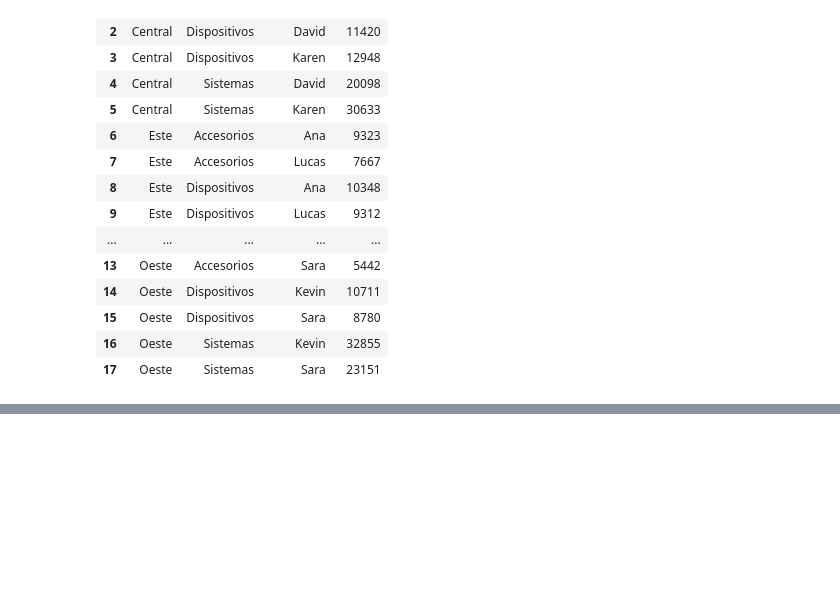
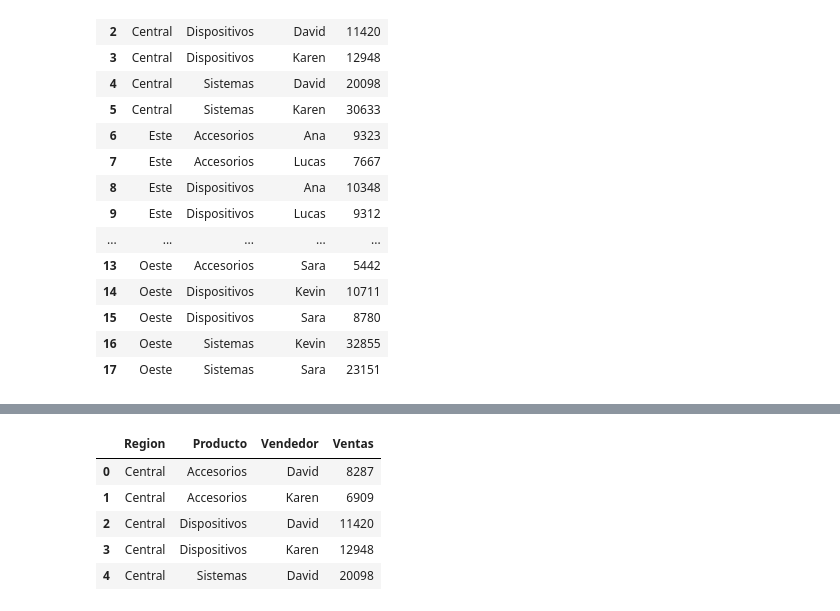
Before and after one commit to LPaolaDuarte/Talento-tech, a Jupyter notebook: Primera_Practica.ipynb, the cells around one changed output, grey strips where cells are left out. Cells and saved outputs as stored; diff of their text form; code cells hidden in the pictures; blank space fills up the shorter version.

```diff
--- a/Primera_Practica.ipynb
+++ b/Primera_Practica.ipynb
@@ -56,0 +92,9 @@ df.head(18)
+# %%
+df.head()
+# %% [output]
+|  | Region | Producto | Vendedor | Ventas |
+| 0 | Central | Accesorios | David | 8287 |
+| 1 | Central | Accesorios | Karen | 6909 |
+| 2 | Central | Dispositivos | David | 11420 |
+| 3 | Central | Dispositivos | Karen | 12948 |
+| 4 | Central | Sistemas | David | 20098 |
```
Also changed, not shown: parts of 12 cells of this notebook.
